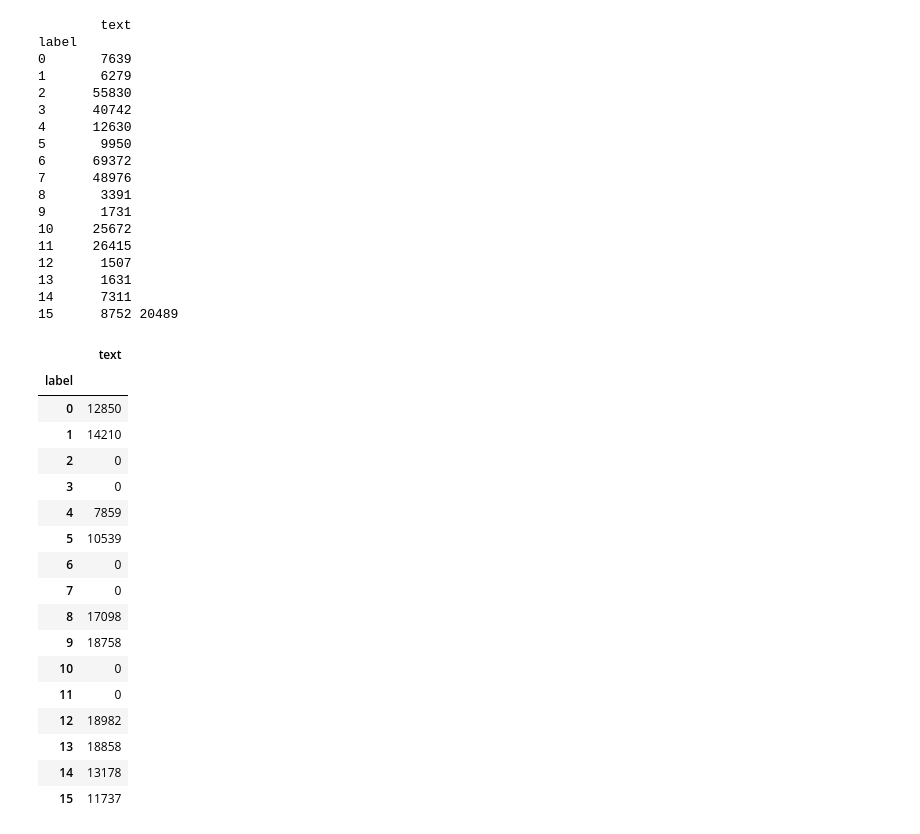
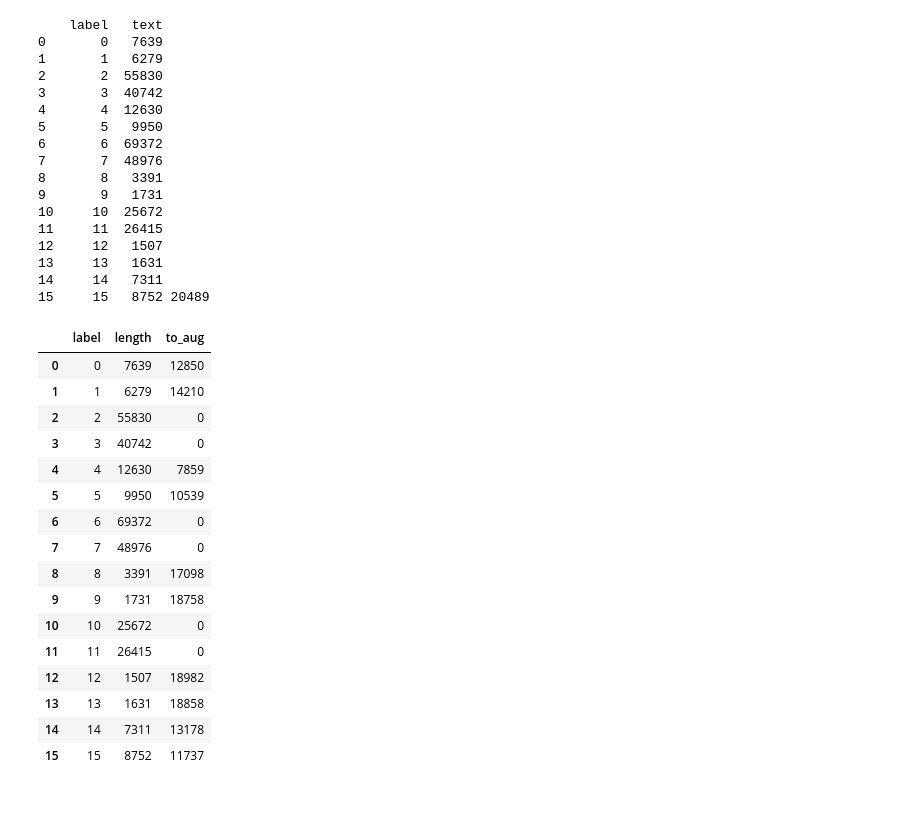
Before and after one commit to nogibjj/MBTI-Personality-Test, a Jupyter notebook: dataPreprocess/data_augmentation.ipynb, the cells around one changed output. Drawn from its saved outputs; the diff is of its cells as text; code cells hidden in the pictures; blank space fills up the shorter version.

```diff
--- a/dataPreprocess/data_augmentation.ipynb
+++ b/dataPreprocess/data_augmentation.ipynb
@@ -11,47 +53,47 @@ def paraphrase_aug(text):
 # %%
-data = pd.read_csv("/workspaces/MBTI-Personality-Test/Data/mbti_train.csv")
+origin_data = pd.read_csv("mbti_train.csv")
 # %%
-cnt = data.groupby("label").count()
-avg = len(data) // 16
+cnt = origin_data.groupby("label").count().reset_index()
+avg = len(origin_data) // 16
 print(cnt, avg)
 # %% [output]
-        text
-label
-0       7639
-1       6279
-2      55830
-3      40742
-4      12630
-5       9950
-6      69372
-7      48976
-8       3391
-9       1731
-10     25672
-11     26415
-12      1507
-13      1631
-14      7311
-15      8752 20489
+    label   text
+0       0   7639
+1       1   6279
+2       2  55830
+3       3  40742
+4       4  12630
+5       5   9950
+6       6  69372
+7       7  48976
+8       8   3391
+9       9   1731
+10     10  25672
+11     11  26415
+12     12   1507
+13     13   1631
+14     14   7311
+15     15   8752 20489
 # %%
-aug = cnt.apply(lambda x: (avg - x)).clip(0)
+aug = pd.DataFrame(cnt)
+aug["to_aug"] = cnt['text'].apply(lambda x: (avg - x)).clip(0)
+aug.columns = ["label", "length", "to_aug"]
 aug
 # %% [output]
-|  | text |
-| label |  |
-| 0 | 12850 |
-| 1 | 14210 |
-| 2 | 0 |
-| 3 | 0 |
-| 4 | 7859 |
-| 5 | 10539 |
-| 6 | 0 |
-| 7 | 0 |
-| 8 | 17098 |
-| 9 | 18758 |
-| 10 | 0 |
-| 11 | 0 |
-| 12 | 18982 |
-| 13 | 18858 |
-| 14 | 13178 |
-| 15 | 11737 |
+|  | label | length | to_aug |
+| 0 | 0 | 7639 | 12850 |
+| 1 | 1 | 6279 | 14210 |
+| 2 | 2 | 55830 | 0 |
+| 3 | 3 | 40742 | 0 |
+| 4 | 4 | 12630 | 7859 |
+| 5 | 5 | 9950 | 10539 |
+| 6 | 6 | 69372 | 0 |
+| 7 | 7 | 48976 | 0 |
+| 8 | 8 | 3391 | 17098 |
+| 9 | 9 | 1731 | 18758 |
+| 10 | 10 | 25672 | 0 |
+| 11 | 11 | 26415 | 0 |
+| 12 | 12 | 1507 | 18982 |
+| 13 | 13 | 1631 | 18858 |
+| 14 | 14 | 7311 | 13178 |
+| 15 | 15 | 8752 | 11737 |
```
Also changed, not shown: parts of 15 cells of this notebook.
